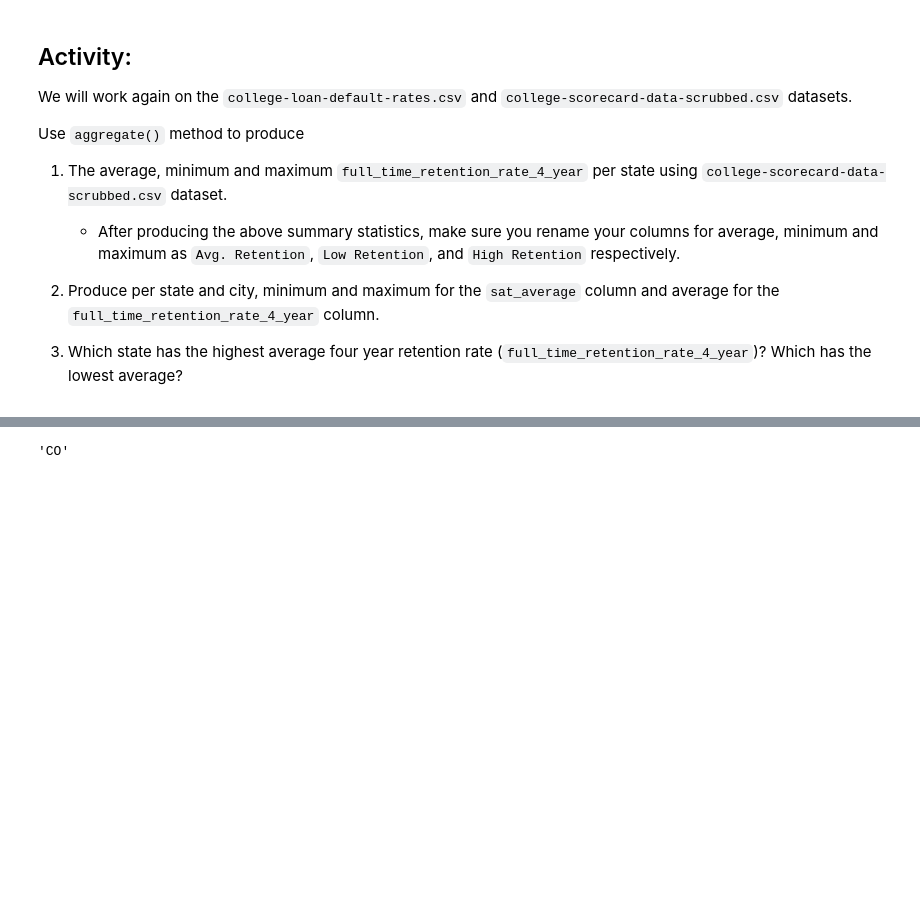
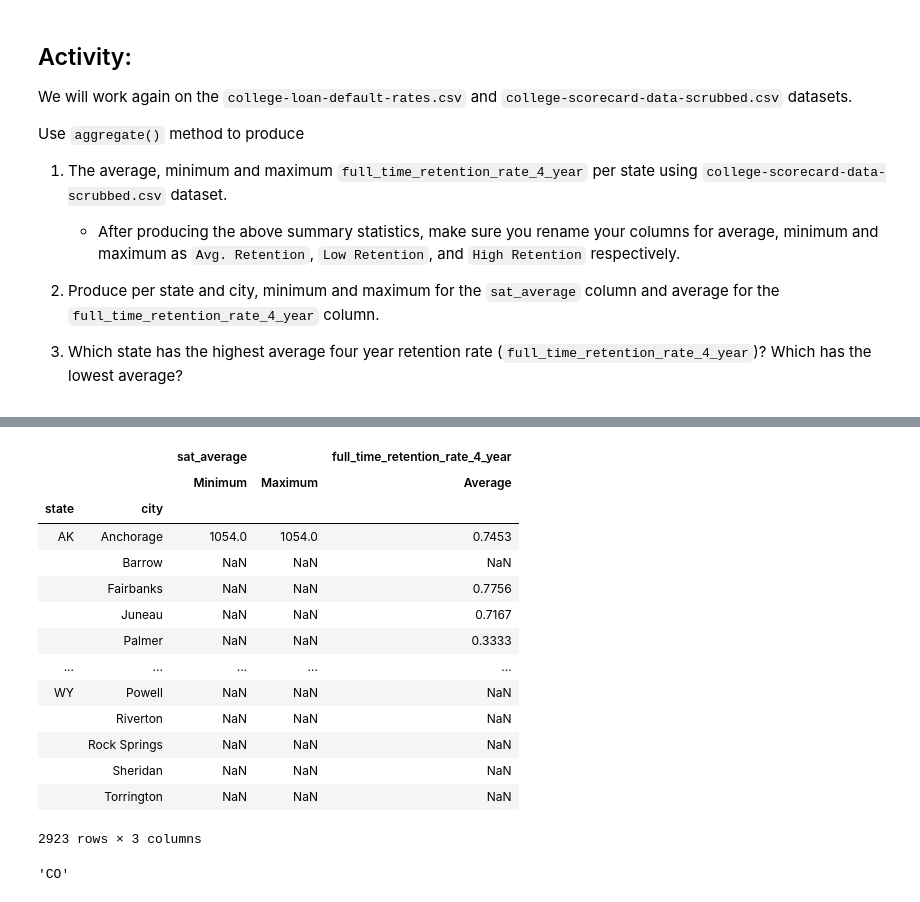
Before and after one commit to jarp/SP22-ITAO, a Jupyter notebook: Class_13_Pandas_GroupBy.ipynb, the cells around one changed output, grey strips where cells are left out. Cells and saved outputs as stored; diff of their text form; code cells hidden in the pictures; blank space fills up the shorter version.

```diff
--- a/Class_13_Pandas_GroupBy.ipynb
+++ b/Class_13_Pandas_GroupBy.ipynb
@@ -620,7 +646,36 @@ college_scorecard.head()
 # %%
 # Question 2
 # Produce per state and city, minimum and maximum for the sat_average column
 # and average for the full_time_retention_rate_4_year column
+scorecard_by_state_city = college_scorecard.groupby(['state', 'city'])
+scorecard_by_state_city.aggregate(
+    {
+        'sat_average': [np.min, np.max],
+        'full_time_retention_rate_4_year': [np.mean]
+    }
+).rename( columns=
+         {
+            'mean': 'Average',
+            'amin': 'Minimum',
+            'amax': 'Maximum'
+         }
+        )
+# %% [output]
+|  |  | sat_average |  | full_time_retention_rate_4_year |
+|  |  | Minimum | Maximum | Average |
+| state | city |  |  |  |
+| AK | Anchorage | 1054.0 | 1054.0 | 0.7453 |
+|  | Barrow | NaN | NaN | NaN |
+|  | Fairbanks | NaN | NaN | 0.7756 |
+|  | Juneau | NaN | NaN | 0.7167 |
+|  | Palmer | NaN | NaN | 0.3333 |
+| ... | ... | ... | ... | ... |
+| WY | Powell | NaN | NaN | NaN |
+|  | Riverton | NaN | NaN | NaN |
+|  | Rock Springs | NaN | NaN | NaN |
+|  | Sheridan | NaN | NaN | NaN |
+|  | Torrington | NaN | NaN | NaN |
+2923 rows × 3 columns
 # %%
 # Question 3
 # Return to the summary of state scores from first step...
```
Also changed, not shown: parts of 4 cells of this notebook, 3 other files.
